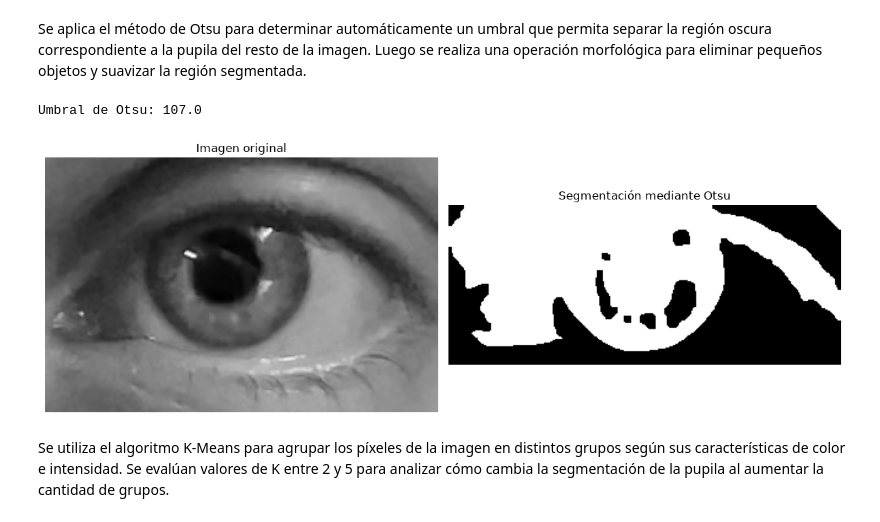
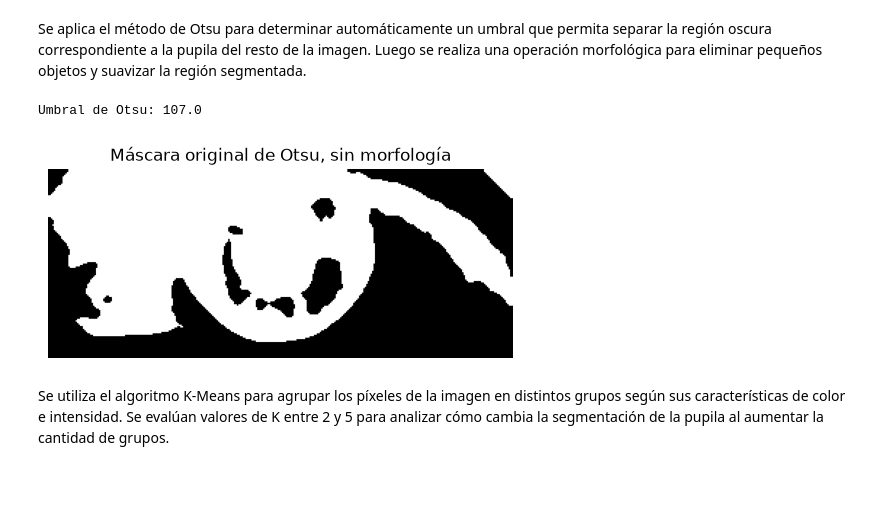
Before and after one commit to valjeon/PSIB_Guia_Imag_Biomed_Grupo15, a Jupyter notebook: notebooks/modulo2.ipynb, the cells around one changed output. Drawn from its saved outputs; the diff is of its cells as text; code cells hidden in the pictures; blank space fills up the shorter version.

```diff
--- a/notebooks/modulo2.ipynb
+++ b/notebooks/modulo2.ipynb
@@ -35,43 +35,26 @@ Dimensiones: (130, 320)
 Se carga el video y la ROI seleccionada en el módulo 1 para aplicarle los métodos de segmentación y observar su funcionamiento.
 # %% [markdown]
 Se aplica el método de Otsu para determinar automáticamente un umbral que permita separar la región oscura correspondiente a la pupila del resto de la imagen. Luego se realiza una operación morfológica para eliminar pequeños objetos y suavizar la región segmentada.
-# %%
-blur = cv2.GaussianBlur(roi_gray, (5, 5), sigmaX=2)
-
-threshold, mask_otsu = cv2.threshold(
-    blur,
-    0,
-    255,
-    cv2.THRESH_BINARY_INV + cv2.THRESH_OTSU
-)
-
-kernel = np.ones((5, 5), np.uint8)
-
-mask_otsu = cv2.morphologyEx(
-    mask_otsu,
-    cv2.MORPH_CLOSE,
-    kernel
-)
-
-print("Umbral de Otsu:", threshold)
-
-plt.figure(figsize=(12, 5))
-
-plt.subplot(1, 2, 1)
-plt.imshow(gray, cmap="gray")
-plt.title("Imagen original")
-plt.axis("off")
-
-plt.subplot(1, 2, 2)
-plt.imshow(mask_otsu, cmap="gray")
-plt.title("Segmentación mediante Otsu")
-plt.axis("off")
-
-plt.tight_layout()
-plt.show()
-# %% [output]
-Umbral de Otsu: 107.0
-[figure, removed]
+# %%
+# Otsu sin operaciones morfológicas
+blur = cv2.GaussianBlur(roi_gray, (5, 5), sigmaX=2)
+threshold, mask_otsu_original = cv2.threshold(
+    blur,
+    0,
+    255,
+    cv2.THRESH_BINARY_INV + cv2.THRESH_OTSU
+)
+
+print("Umbral de Otsu:", threshold)
+
+plt.figure(figsize=(6, 5))
+plt.imshow(mask_otsu_original, cmap="gray")
+plt.title("Máscara original de Otsu, sin morfología")
+plt.axis("off")
+plt.show()
+# %% [output]
+Umbral de Otsu: 107.0
+[figure, added]
 # %% [markdown]
 Se utiliza el algoritmo K-Means para agrupar los píxeles de la imagen en distintos grupos según sus características de color e intensidad. Se evalúan valores de K entre 2 y 5 para analizar cómo cambia la segmentación de la pupila al aumentar la cantidad de grupos.
 # %%
```
Also changed, not shown: parts of 16 cells of this notebook.
